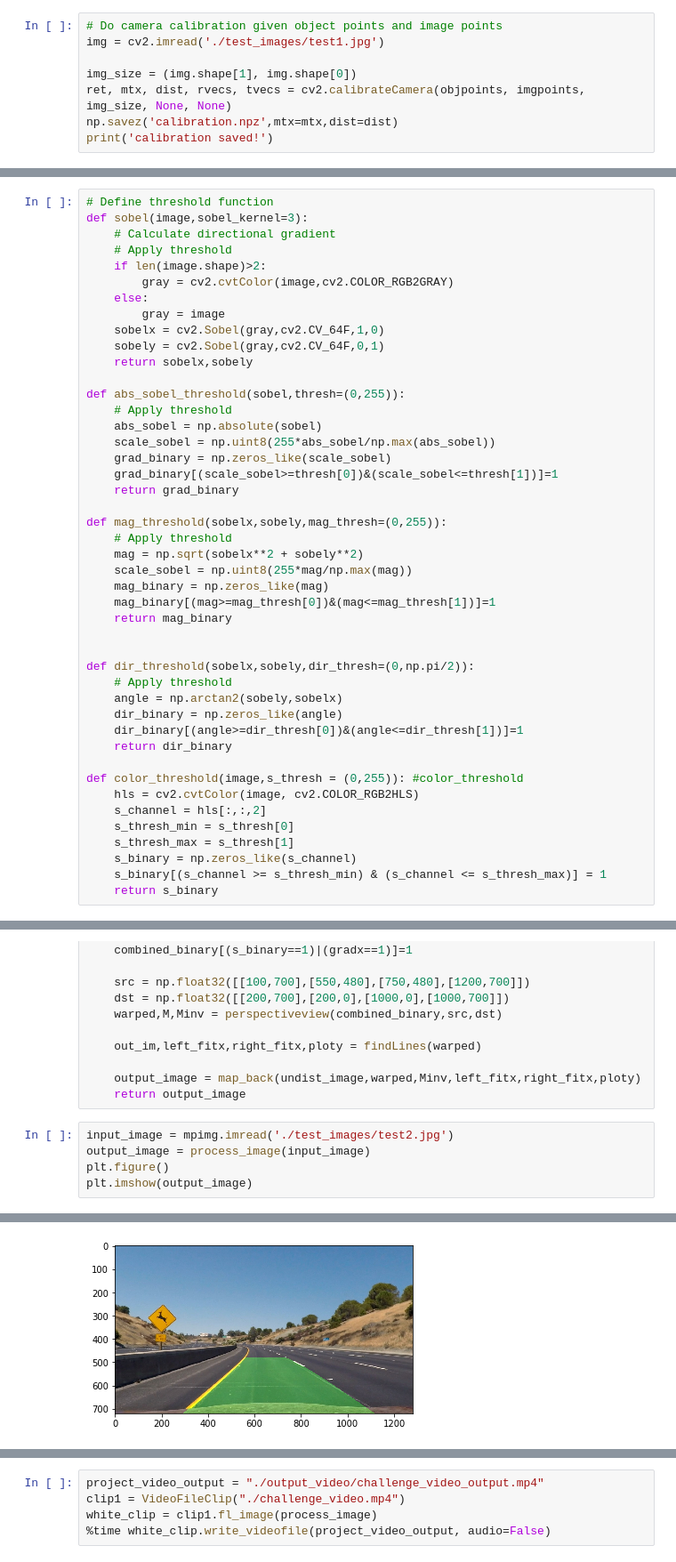
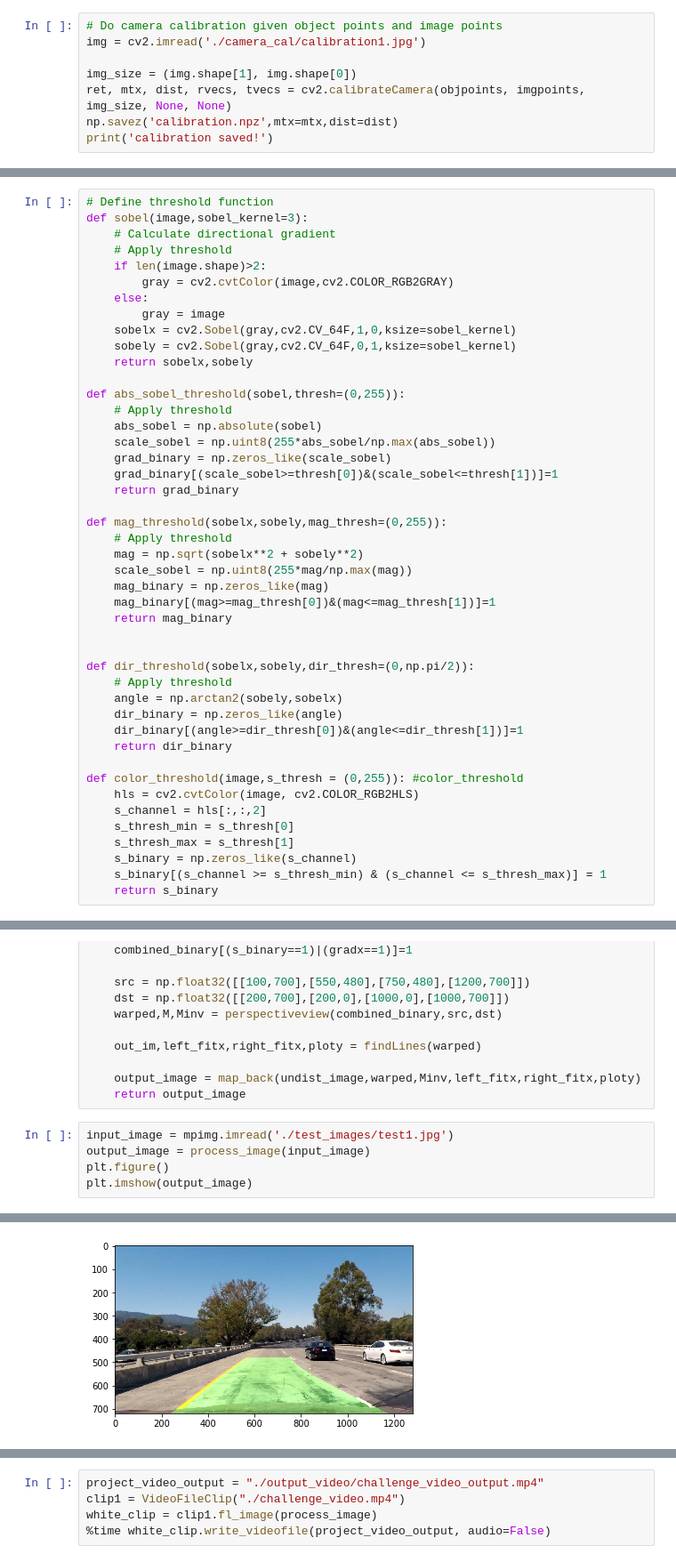
Before and after one commit to sunnyelf828/SelfDrivingCar-P4-AdvancedLaneFinding, a Jupyter notebook: Advanced_Lane_Lines_video.ipynb, the cells around one changed output, grey strips where cells are left out. Shown at 89% size. Cells and saved outputs as stored; diff of their text form.

```diff
--- a/Advanced_Lane_Lines_video.ipynb
+++ b/Advanced_Lane_Lines_video.ipynb
@@ -68,7 +68,7 @@ plt.show()
 [figure]
 # %%
 # Do camera calibration given object points and image points
-img = cv2.imread('./test_images/test1.jpg')
+img = cv2.imread('./camera_cal/calibration1.jpg')
 
 img_size = (img.shape[1], img.shape[0])
 ret, mtx, dist, rvecs, tvecs = cv2.calibrateCamera(objpoints, imgpoints, img_size, None, None)
@@ -103,8 +103,8 @@ def sobel(image,sobel_kernel=3):
         gray = cv2.cvtColor(image,cv2.COLOR_RGB2GRAY)
     else:
         gray = image
-    sobelx = cv2.Sobel(gray,cv2.CV_64F,1,0)
-    sobely = cv2.Sobel(gray,cv2.CV_64F,0,1)
+    sobelx = cv2.Sobel(gray,cv2.CV_64F,1,0,ksize=sobel_kernel)
+    sobely = cv2.Sobel(gray,cv2.CV_64F,0,1,ksize=sobel_kernel)
     return sobelx,sobely
 
 def abs_sobel_threshold(sobel,thresh=(0,255)):
@@ -318,13 +318,13 @@ def process_image(input_image):
     output_image = map_back(undist_image,warped,Minv,left_fitx,right_fitx,ploty)
     return output_image
 # %%
-input_image = mpimg.imread('./test_images/test2.jpg')
+input_image = mpimg.imread('./test_images/test1.jpg')
 output_image = process_image(input_image)
 plt.figure()
 plt.imshow(output_image)
 # %% [output]
 <matplotlib.image.AxesImage at 0x...>
-[figure, old version]
+[figure, new version]
 # %%
 project_video_output = "./output_video/project_video_output.mp4"
 clip1 = VideoFileClip("./project_video.mp4")
```
Also changed, not shown: parts of 2 cells of this notebook, 1 other file.
